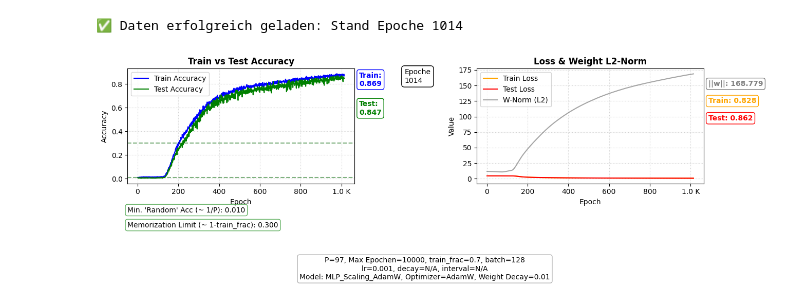
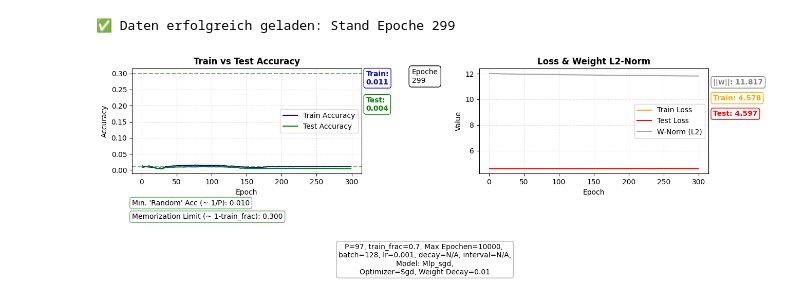
Before and after one commit to MelanieM2/Grokking-Project, a Jupyter notebook: notebooks/Visualisierung_Grokking_Train_Test_Accuracy_Loss_Weight_Norm.ipynb, the cells around one changed output. Saved outputs shown, nothing was run; the diff lists cells and outputs as text; code cells hidden in the pictures.

Commit message:
Update von Visualisierungsnotebook mit minimale Korrekturen auf dem Display

```diff
--- a/notebooks/Visualisierung_Grokking_Train_Test_Accuracy_Loss_Weight_Norm.ipynb
+++ b/notebooks/Visualisierung_Grokking_Train_Test_Accuracy_Loss_Weight_Norm.ipynb
@@ -8,7 +8,7 @@ from matplotlib.ticker import FuncFormatter
 # Pfadkonfiguration & Daten-Import
 # -----------------------------------------------------------------------------
 # Pfad zum spezifischen Experiment-Run (automatisch generiert vom Training-Skript)
-RUN_DIR = f"./runs/grok_P97_adamw_20260212_224740"  #<-- Pfad mit den entsprechenden richtigen Name anpassen
+RUN_DIR = f"./runs/grok_P97_Baseline_MLP_SGD_20260213_143020"  #<-- Pfad mit den entsprechenden richtigen Name anpassen
 
 CSV_PATH = os.path.join(RUN_DIR, "history.csv")
 SETTINGS_PATH = os.path.join(os.path.dirname(CSV_PATH), "training_settings.txt")
@@ -107,41 +107,41 @@ axes[0].annotate(f"Test:\n{last_test_acc:.3f}", xy=(1.02, 0.60), xycoords='axes
                  color="green", weight="bold", bbox=dict(fc="none", ec="green", boxstyle="round"))
 
 # Wissenschaftliche Benchmarks (Unten links)
-axes[0].annotate(f"Min. 'Random' Acc (~ 1/P): {random_guess:.3f}", xy=(0, -0.25), xycoords='axes fraction', color="black", bbox=dict(fc="none", ec="green", boxstyle="round", alpha=0.6))
-axes[0].annotate(f"Memorization Limit (~ 1-train_frac): {random_guess_test:.3f}", xy=(0, -0.38), xycoords='axes fraction', color="black", bbox=dict(fc="none", ec="green", boxstyle="round", alpha=0.6))
+axes[0].annotate(f"Min. 'Random' Acc (~ 1/P): {random_guess:.3f}", xy=(0, -0.30), xycoords='axes fraction', color="black", bbox=dict(fc="none", ec="green", boxstyle="round", alpha=0.6))
+axes[0].annotate(f"Memorization Limit (~ 1-train_frac): {random_guess_test:.3f}", xy=(0, -0.43), xycoords='axes fraction', color="black", bbox=dict(fc="none", ec="green", boxstyle="round", alpha=0.6))
 
 
 # --- Plot 2: Loss & Gewichtsnorm (L2) ---
 # Die L2-Norm zeigt die strukturelle Reorganisation des Netzes während des Grokkings.
 axes[1].plot(history_df["epoch"], history_df["train_loss"], label="Train Loss", color="orange")
 axes[1].plot(history_df["epoch"], history_df["test_loss"], label="Test Loss", color="red")
 axes[1].plot(history_df["epoch"], history_df["w_norm"], label="W-Norm (L2)", color="grey", alpha=0.7)
 axes[1].xaxis.set_major_formatter(FuncFormatter(kfmt))
 
 axes[1].set_title("Loss & Weight L2-Norm", color="black", weight="bold")
 axes[1].set_xlabel("Epoch")
 axes[1].set_ylabel("Value")
 axes[1].grid(True, linestyle=':', alpha=0.6)
 axes[1].legend()
 
 # Statistische Annotationen (Loss & Norm)
 axes[1].annotate(f"||w||: {last_w_norm:.3f}", xy=(1.02, 0.85), xycoords='axes fraction', color="grey", weight="bold", bbox=dict(fc="none", ec="grey", boxstyle="round"))
 axes[1].annotate(f"Train: {last_train_loss:.3f}", xy=(1.02, 0.70), xycoords='axes fraction', color="orange", weight="bold", bbox=dict(fc="none", ec="orange", boxstyle="round"))
 axes[1].annotate(f"Test: {last_test_loss:.3f}", xy=(1.02, 0.55), xycoords='axes fraction', color="red", weight="bold", bbox=dict(fc="none", ec="red", boxstyle="round"))
 
 # -----------------------------------------------------------------------------
 #  Finale Konfiguration & Export
 # -----------------------------------------------------------------------------
-config_text = f"P={P}, Max Epochen={EPOCHS}, train_frac={train_frac}, batch={BATCH_SIZE}\nlr={LR}, decay={DECAY_RATE}, interval={LEARNING_INTERVAL}\nModel: {MODEL_TYPE}, Optimizer={OPTIMIZER}, Weight Decay={WEIGHT_DECAY}"
-fig.text(0.43, 0.05, config_text, ha='center', va='bottom', fontsize=10, bbox=dict(boxstyle='round', fc='none', alpha=0.3))
+config_text = f"P={P}, train_frac={train_frac}, Max Epochen={EPOCHS}, \nbatch={BATCH_SIZE}, lr={LR}, decay={DECAY_RATE}, interval={LEARNING_INTERVAL},\nModel: {MODEL_TYPE},\nOptimizer={OPTIMIZER}, Weight Decay={WEIGHT_DECAY}"
+fig.text(0.43, 0.07, config_text, ha='center', va='bottom', fontsize=10, bbox=dict(boxstyle='round', fc='none', alpha=0.3))
 
 plt.tight_layout(rect=[0, 0.1, 0.88, 0.95])
 
 # Speicherung als hochauflösendes PDF für Dokumentationen/Berichte
 SAVE_PATH = os.path.join(os.path.dirname(CSV_PATH), f"Grokking_Experiment_P_{P}_Plot.pdf")
 plt.savefig(SAVE_PATH, format='pdf', bbox_inches='tight')
 
 plt.show()
 # %% [output]
-✅ Daten erfolgreich geladen: Stand Epoche 1014
+✅ Daten erfolgreich geladen: Stand Epoche 299
-[figure, old version]
+[figure, new version]
```
